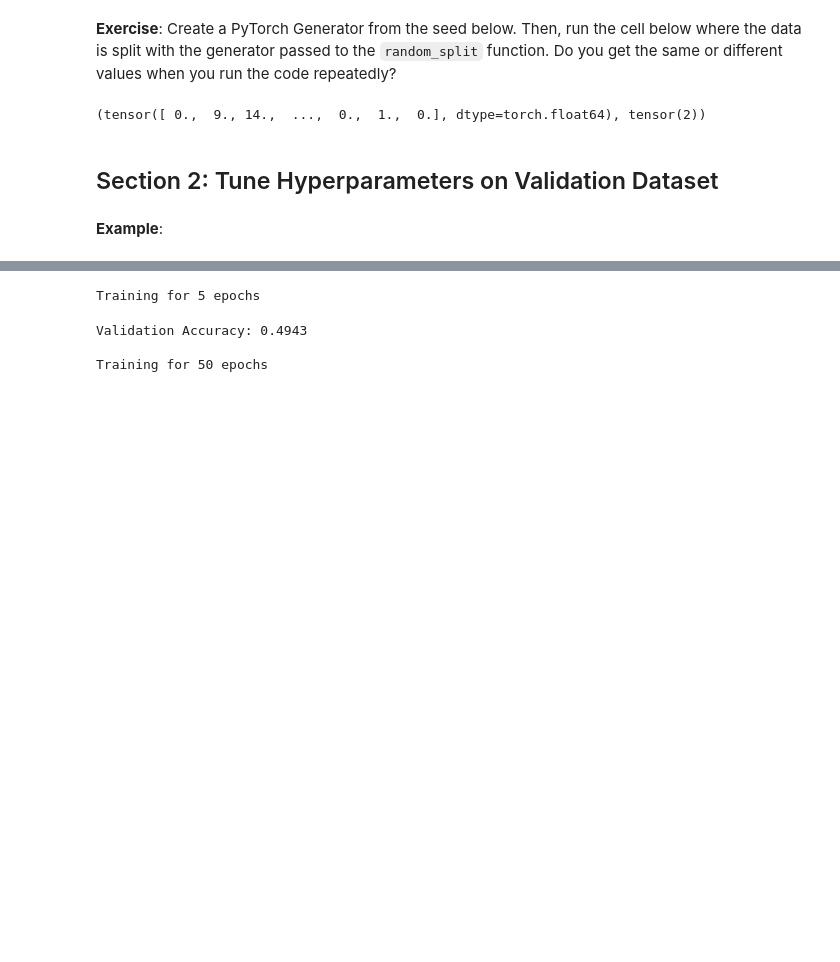
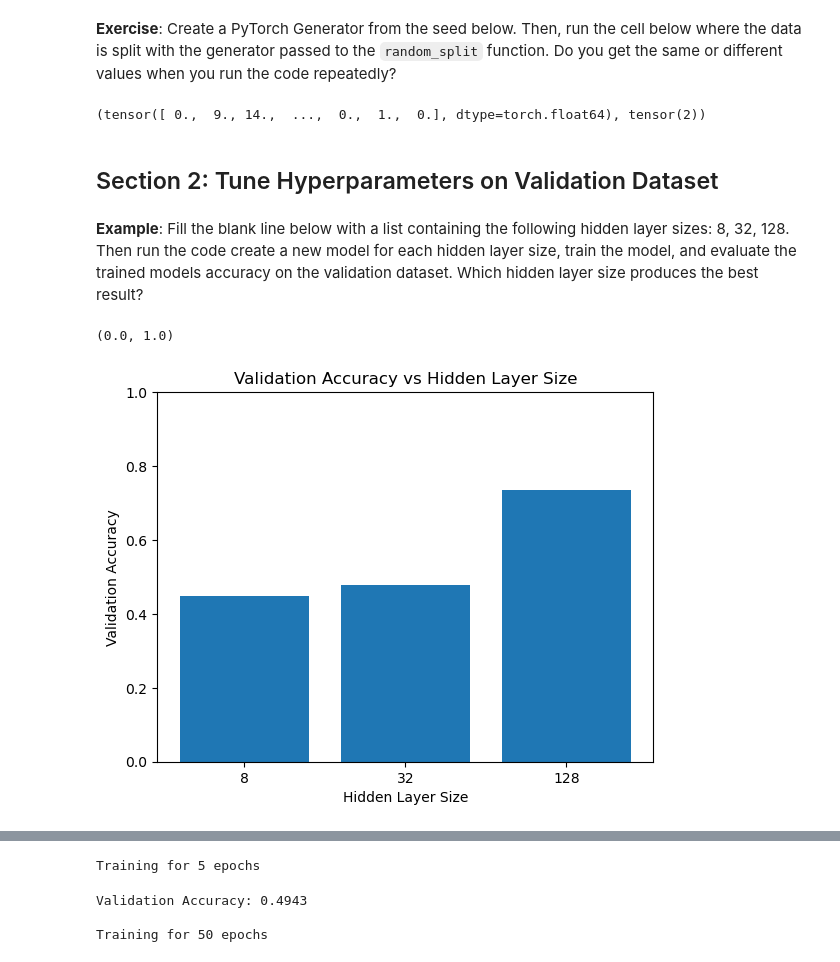
Before and after one commit to atleer/intro-to-deep-learning-dev, a Jupyter notebook: Day02/08_train_test_splitting_and_hyperparameter_tuning.ipynb/08_train_test_splitting_and_hyperparameter_tuning.ipynb, the cells around one changed output, grey strips where cells are left out. Drawn from its saved outputs; the diff is of its cells as text; code cells hidden in the pictures; blank space fills up the shorter version.

```diff
--- a/Day02/08_train_test_splitting_and_hyperparameter_tuning.ipynb/08_train_test_splitting_and_hyperparameter_tuning.ipynb
+++ b/Day02/08_train_test_splitting_and_hyperparameter_tuning.ipynb/08_train_test_splitting_and_hyperparameter_tuning.ipynb
@@ -263,2 +280,2 @@ labels_train, labels_val, labels_test = labels_train.dataset, labels_val.dataset
 # %% [markdown]
-**Example**:
+**Example**: Fill the blank line below with a list containing the following hidden layer sizes: 8, 32, 128. Then run the code create a new model for each hidden layer size, train the model, and evaluate the trained models accuracy on the validation dataset. Which hidden layer size produces the best result?
@@ -282,9 +282,28 @@ class Model(nn.Module):
 # %%
-hidden_layer_sizes = [12, 64, 128]
+torch.manual_seed(SEED)
+
+# set hidden layer sizes
+hidden_layer_sizes = ___ # complete this line
+hidden_layer_sizes = [8, 32, 128] # solution
+
+accuracies_val = []
 for hidden_layer_size in hidden_layer_sizes:
-
     # create model
     model = Model(hidden_layer_size=hidden_layer_size)
 
-    # rain the model
-    utils.train(model)
+    # train the model
+    utils.train(model, features_train, labels_train,)
+
+    # Calculate validation accuracy
+    accuracy_val = utils.calculate_accuracy(model, features_val, labels_val)
+    accuracies_val.append(accuracy_val.item())
+
+# Plot results
+plt.bar([str(h) for h in hidden_layer_sizes], accuracies_val)
+plt.xlabel('Hidden Layer Size')
+plt.ylabel('Validation Accuracy')
+plt.title('Validation Accuracy vs Hidden Layer Size')
+plt.ylim([0, 1])
+# %% [output]
+(0.0, 1.0)
+[figure, added]
```
Also changed, not shown: parts of 11 cells of this notebook.
